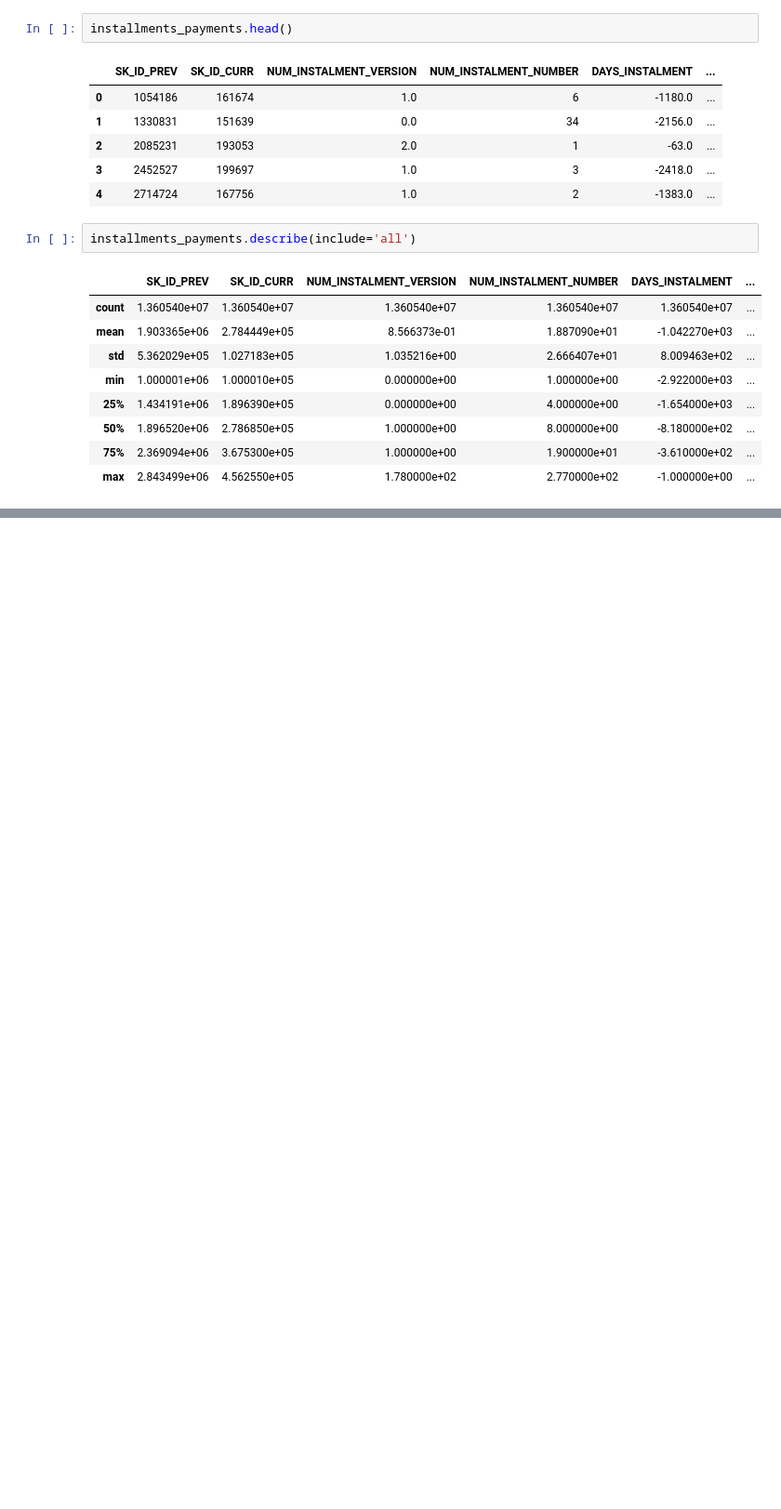
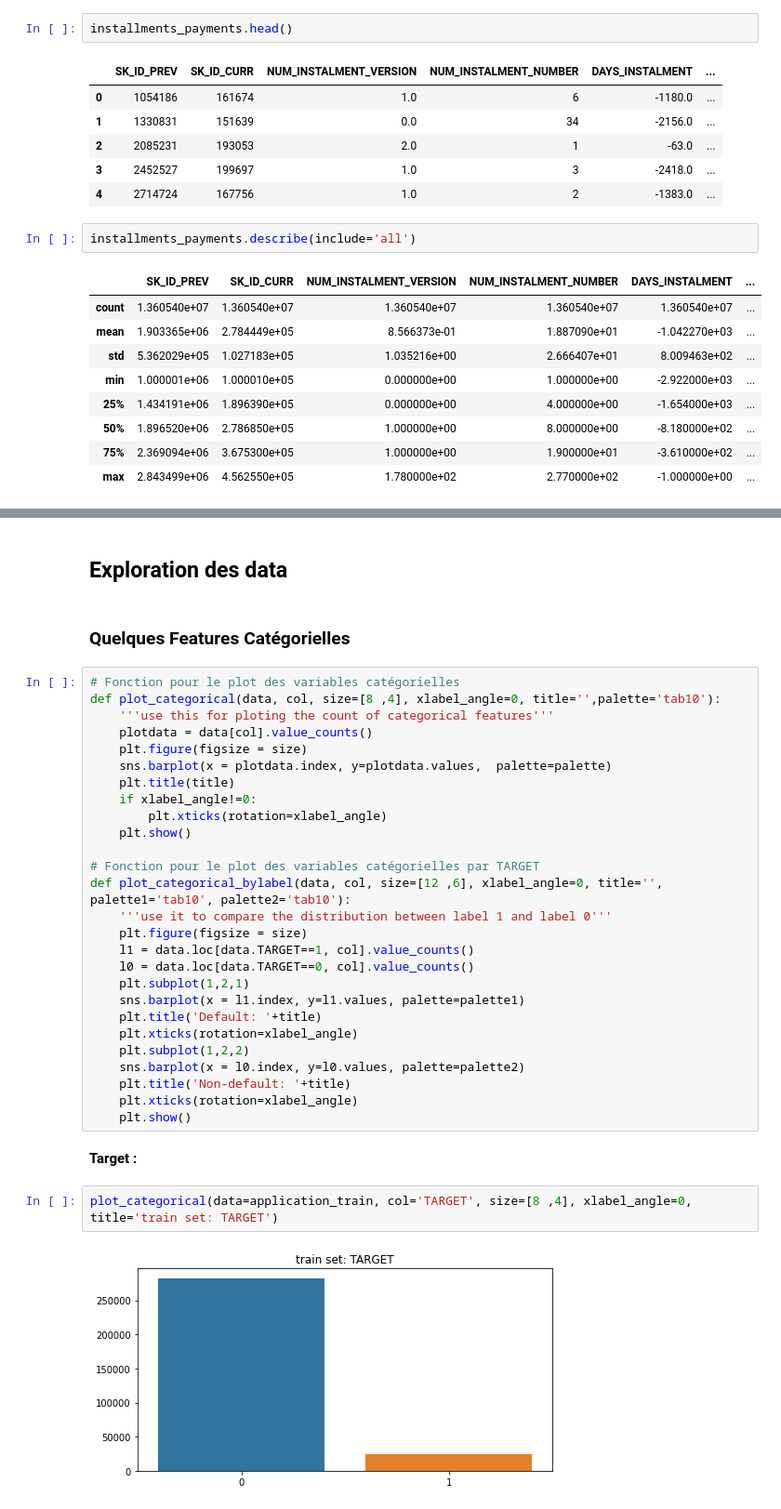
Before and after one commit to StefBerechet/OC_DS_P7_Modele_Scoring, a Jupyter notebook: P7_01_Exploration_Data.ipynb, the cells around one changed output, grey strips where cells are left out. Shown at 93% size. Drawn from its saved outputs; the diff is of its cells as text; blank space fills up the shorter version.

```diff
--- a/P7_01_Exploration_Data.ipynb
+++ b/P7_01_Exploration_Data.ipynb
@@ -421,3 +424,40 @@ find_missing(installments_payments).T
 |  | SK_ID_PREV | SK_ID_CURR | NUM_INSTALMENT_VERSION | NUM_INSTALMENT_NUMBER | DAYS_INSTALMENT | ... |
 | missing_count | 0.0 | 0.0 | 0.0 | 0.0 | 0.0 | ... |
 | missing_ratio | 0.0 | 0.0 | 0.0 | 0.0 | 0.0 | ... |
+# %% [markdown]
+## Exploration des data
+# %% [markdown]
+### Quelques Features Catégorielles
+# %%
+# Fonction pour le plot des variables catégorielles
+def plot_categorical(data, col, size=[8 ,4], xlabel_angle=0, title='',palette='tab10'):
+    '''use this for ploting the count of categorical features'''
+    plotdata = data[col].value_counts()
+    plt.figure(figsize = size)
+    sns.barplot(x = plotdata.index, y=plotdata.values,  palette=palette)
+    plt.title(title)
+    if xlabel_angle!=0:
+        plt.xticks(rotation=xlabel_angle)
+    plt.show()
+
+# Fonction pour le plot des variables catégorielles par TARGET
+def plot_categorical_bylabel(data, col, size=[12 ,6], xlabel_angle=0, title='', palette1='tab10', palette2='tab10'):
+    '''use it to compare the distribution between label 1 and label 0'''
+    plt.figure(figsize = size)
+    l1 = data.loc[data.TARGET==1, col].value_counts()
+    l0 = data.loc[data.TARGET==0, col].value_counts()
+    plt.subplot(1,2,1)
+    sns.barplot(x = l1.index, y=l1.values, palette=palette1)
+    plt.title('Default: '+title)
+    plt.xticks(rotation=xlabel_angle)
+    plt.subplot(1,2,2)
+    sns.barplot(x = l0.index, y=l0.values, palette=palette2)
+    plt.title('Non-default: '+title)
+    plt.xticks(rotation=xlabel_angle)
+    plt.show()
+# %% [markdown]
+**Target :**
+# %%
+plot_categorical(data=application_train, col='TARGET', size=[8 ,4], xlabel_angle=0, title='train set: TARGET')
+# %% [output]
+[figure, added]
```
Also changed, not shown: parts of 85 cells of this notebook.
